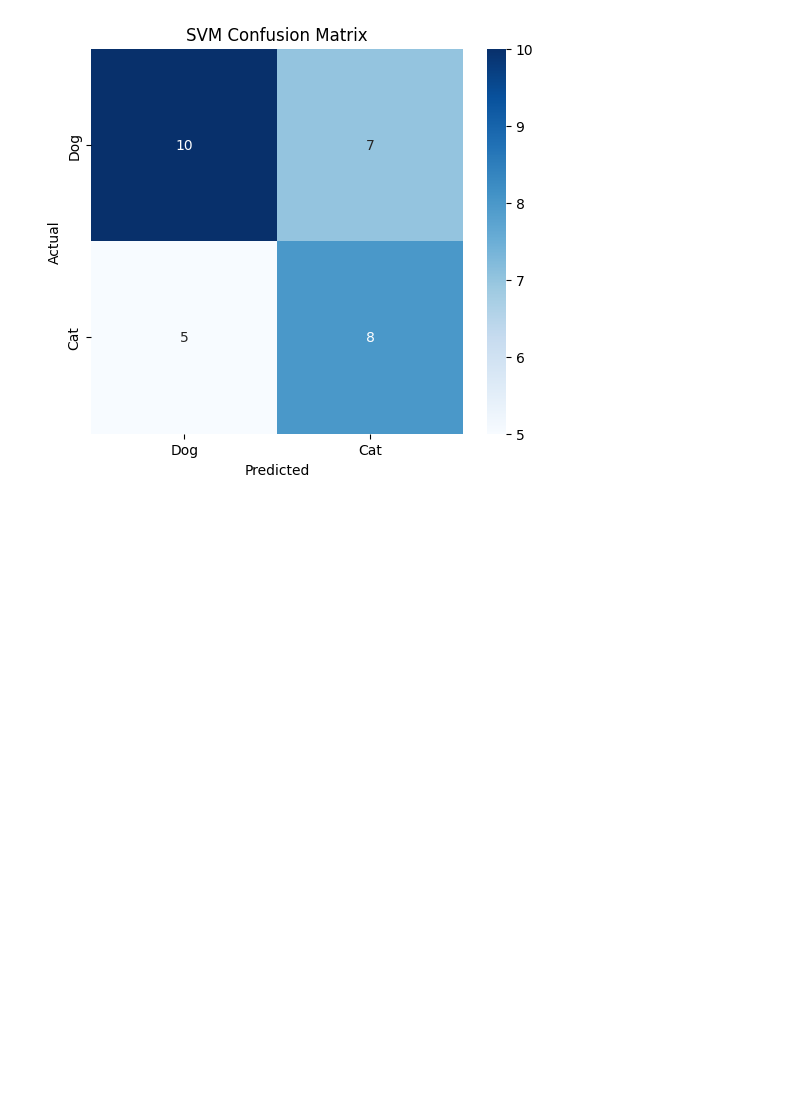
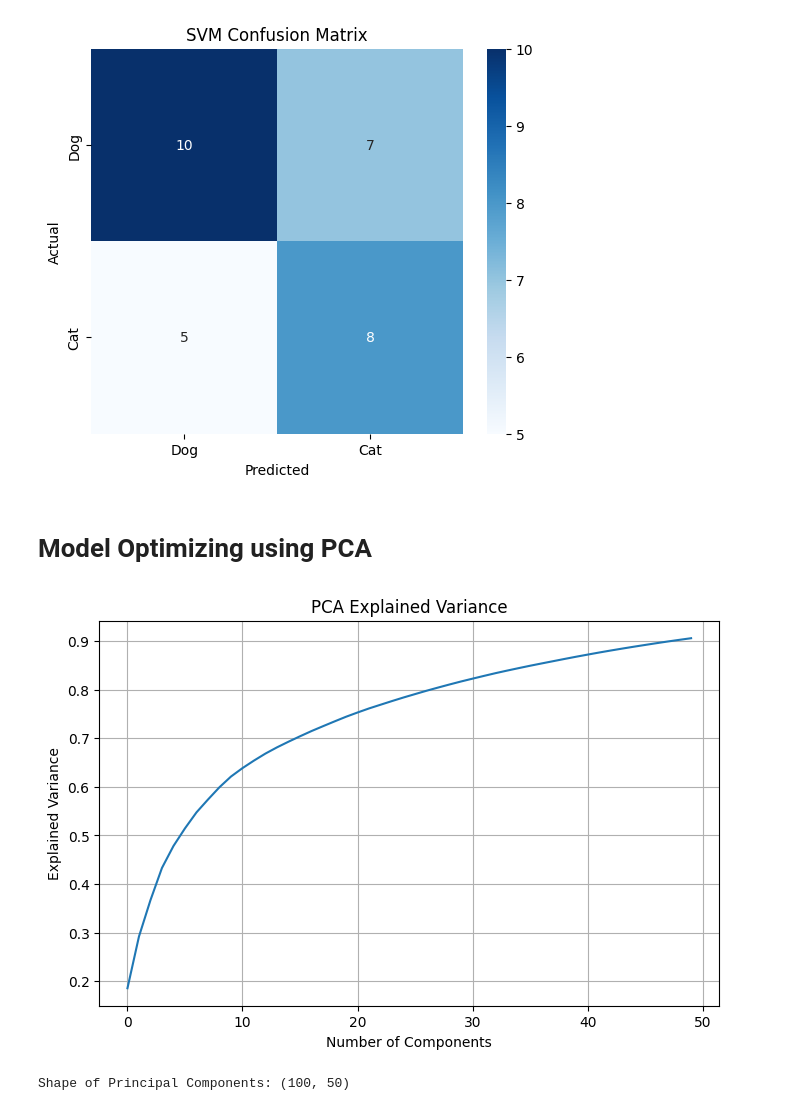
Before and after one commit to TeefAlfadhli/PRODIGY_ML_03, a Jupyter notebook: CatsVsDogs.ipynb, the cells around one changed output. Saved outputs shown, nothing was run; the diff lists cells and outputs as text; code cells hidden in the pictures; blank space fills up the shorter version.

Commit message:
omproved model by pca

```diff
--- a/CatsVsDogs.ipynb
+++ b/CatsVsDogs.ipynb
@@ -135,3 +137,26 @@ plt.title('SVM Confusion Matrix')
 plt.show()
 # %% [output]
 [figure]
+# %% [markdown]
+# Model Optimizing using PCA
+# %%
+features = np.array(images)
+
+# Perform PCA with 50 components
+pca = PCA(n_components=50)
+principal_components = pca.fit_transform(features)
+
+# Explained Variance Plot
+plt.figure(figsize=(8, 5))
+plt.plot(np.cumsum(pca.explained_variance_ratio_))
+plt.xlabel('Number of Components')
+plt.ylabel('Explained Variance')
+plt.title('PCA Explained Variance')
+plt.grid(True)
+plt.show()
+
+# Output principal components
+print(f"Shape of Principal Components: {principal_components.shape}")
+# %% [output]
+[figure, added]
+Shape of Principal Components: (100, 50)
```
Also changed, not shown: parts of 5 cells of this notebook.
